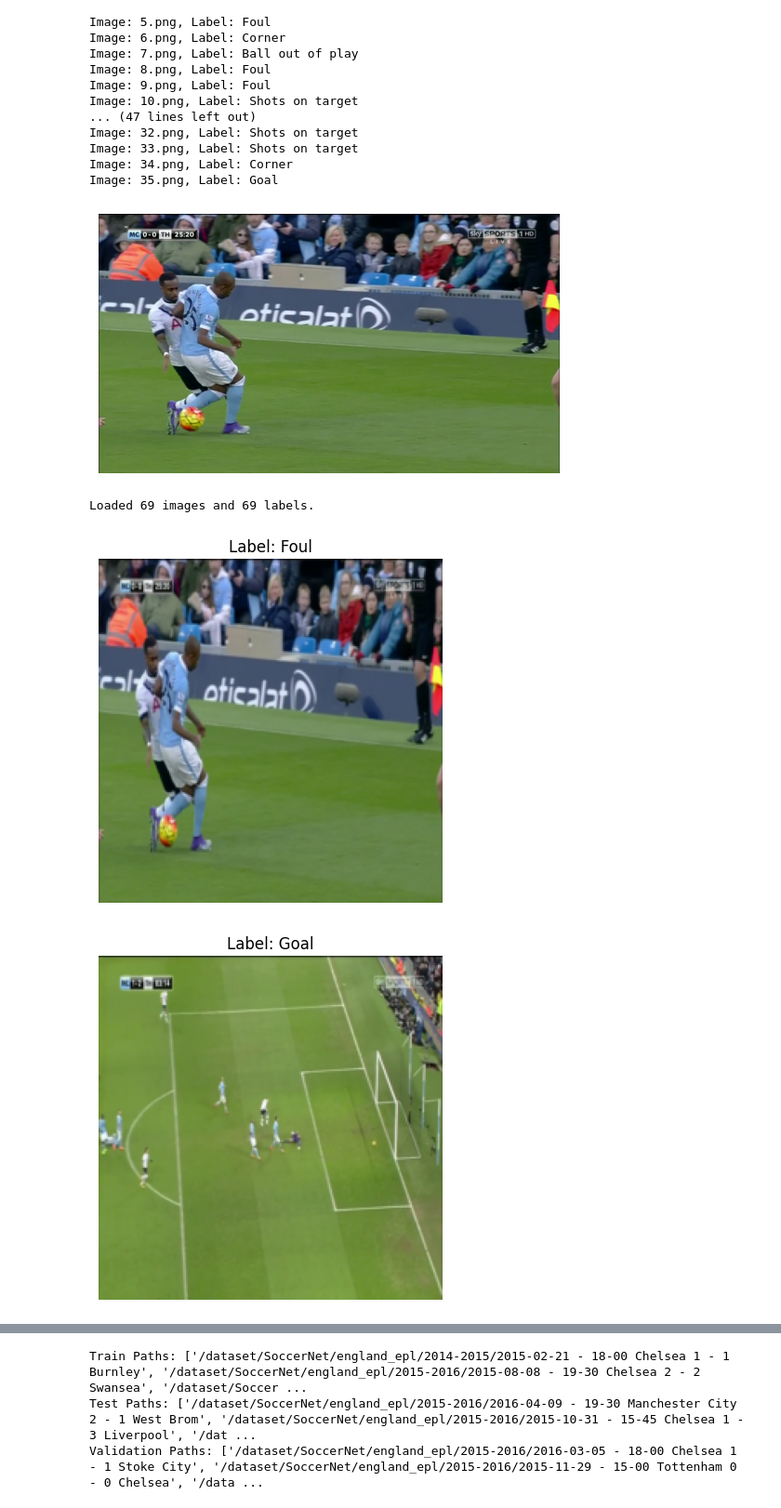
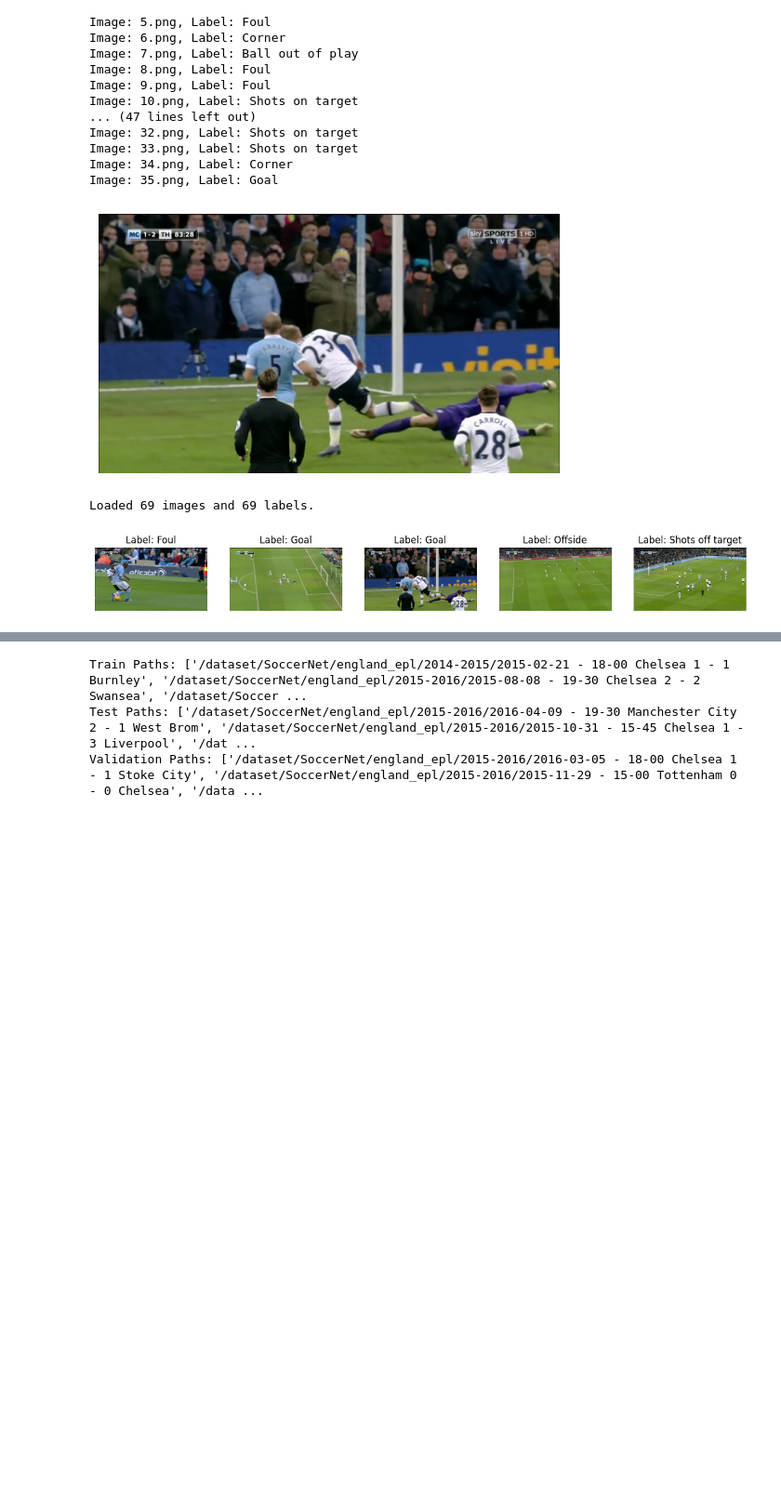
Before and after one commit to jiyeonyooo/20242R0136COSE47402, a Jupyter notebook: final_project/2021320011_final_project.ipynb, the cells around one changed output, grey strips where cells are left out. Shown at 93% size. Saved outputs shown, nothing was run; the diff lists cells and outputs as text; code cells hidden in the pictures; blank space fills up the shorter version.

Commit message:
feat: visualization data augmentation

```diff
--- a/final_project/2021320011_final_project.ipynb
+++ b/final_project/2021320011_final_project.ipynb
@@ -137,22 +157,22 @@ with zipfile.ZipFile(zip_path, 'r') as zip_ref:
 
     image_names = [name for name in zip_ref.namelist() if name.endswith(".png")]
 
-    with zip_ref.open(image_names[0]) as image_file:
+    with zip_ref.open(image_names[2]) as image_file:
         image = Image.open(image_file)
         #visualization sample image
         plt.imshow(image)
         plt.axis("off") #set axes invisible.
         plt.show()
 # %% [output]
-[figure, old version]
+[figure, new version]
 # %%
-#matching png file from zip folder and label from json file
+#matching png file from zip folder and label from json file - example
 zip_path = "/dataset/SoccerNet/england_epl/2015-2016/2016-02-14 - 19-15 Manchester City 1 - 2 Tottenham/Frames-v3.zip"
 json_path = "/dataset/SoccerNet/england_epl/2015-2016/2016-02-14 - 19-15 Manchester City 1 - 2 Tottenham/Labels-v3.json"
 
 #image transformation pipeline (convert to PyTorch tensor)
 transform = transforms.Compose([
-    transforms.Resize((224, 224)),  #resize
+    #transforms.Resize((224, 224)),  #resize
     transforms.ToTensor(),          #convert to tensor
 ])
 
@@ -166,37 +186,38 @@ with open(json_path, "r") as f:
 with zipfile.ZipFile(zip_path, 'r') as zip_ref:
 
     image_names = [name for name in zip_ref.namelist() if name.endswith(".png")]
 
     for image_name in image_names:
         #open png file
         with zip_ref.open(image_name) as image_file:
             image = Image.open(image_file).convert("RGB")  #convert to RGB
             #convert to image tensor
             image_tensor = transform(image)
             image_tensors.append(image_tensor)
 
         #find labels corresponding to image file and modify image name included '_' (underbar) to use as index
         if '_' in image_name:
           base_name = image_name.split("_")[0] + ".png"
         else:
           base_name = image_name
         label = label_data["actions"].get(base_name, {}).get("imageMetadata", {}).get("label", "Unknown")
         labels.append(label)
 
 #check the number of images and labels
 print(f"Loaded {len(image_tensors)} images and {len(labels)} labels.")
 
-num_visualize = 3
+num_visualize = 5
+fig, axes = plt.subplots(1, num_visualize, figsize=(15, 5))
 
 for i in range(num_visualize):
     image = image_tensors[i].permute(1, 2, 0).numpy()
     label = labels[i]
 
-    plt.imshow(image)
-    plt.axis("off")
-    plt.title(f"Label: {label}")
-    plt.show()
+    axes[i].imshow(image)
+    axes[i].axis("off")
+    axes[i].set_title(f"Label: {label}")
+
+plt.show()
 # %% [output]
 Loaded 69 images and 69 labels.
-[figure, old version]
+[figure, new version]
-[figure, removed]
```
Also changed, not shown: parts of 11 cells of this notebook.
